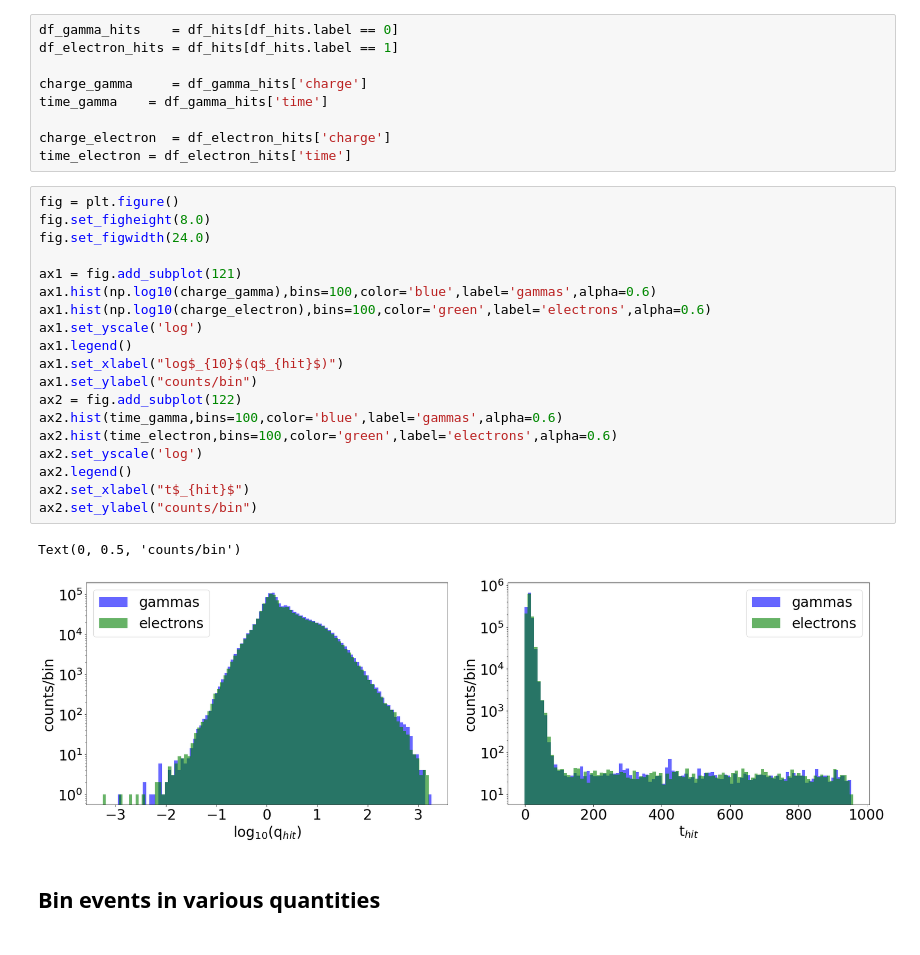
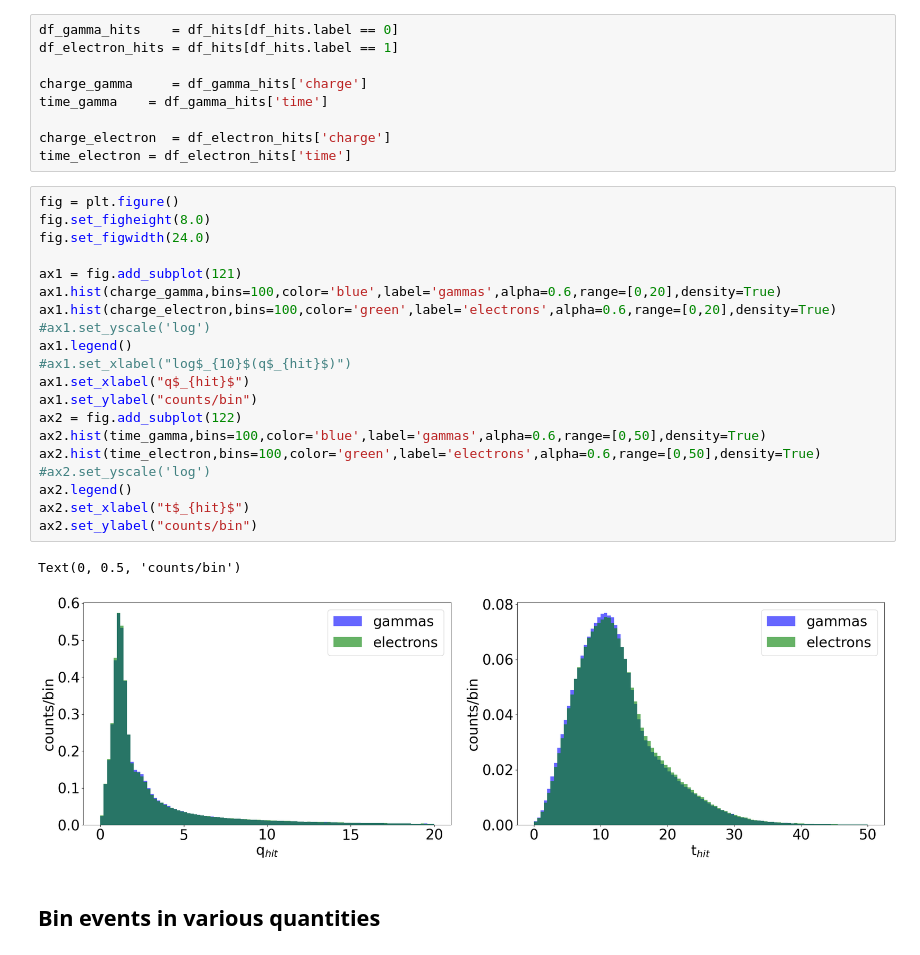
Before and after one commit to jerenner/wcte_analysis, a Jupyter notebook: resnet_PID_e_gamma.ipynb, the cells around one changed output. Drawn from its saved outputs; the diff is of its cells as text.

```diff
--- a/resnet_PID_e_gamma.ipynb
+++ b/resnet_PID_e_gamma.ipynb
@@ -374,25 +368,26 @@ time_electron = df_electron_hits['time']
 # %%
 fig = plt.figure()
 fig.set_figheight(8.0)
 fig.set_figwidth(24.0)
 
 ax1 = fig.add_subplot(121)
-ax1.hist(np.log10(charge_gamma),bins=100,color='blue',label='gammas',alpha=0.6)
-ax1.hist(np.log10(charge_electron),bins=100,color='green',label='electrons',alpha=0.6)
-ax1.set_yscale('log')
+ax1.hist(charge_gamma,bins=100,color='blue',label='gammas',alpha=0.6,range=[0,20],density=True)
+ax1.hist(charge_electron,bins=100,color='green',label='electrons',alpha=0.6,range=[0,20],density=True)
+#ax1.set_yscale('log')
 ax1.legend()
-ax1.set_xlabel("log$_{10}$(q$_{hit}$)")
+#ax1.set_xlabel("log$_{10}$(q$_{hit}$)")
+ax1.set_xlabel("q$_{hit}$")
 ax1.set_ylabel("counts/bin")
 ax2 = fig.add_subplot(122)
-ax2.hist(time_gamma,bins=100,color='blue',label='gammas',alpha=0.6)
-ax2.hist(time_electron,bins=100,color='green',label='electrons',alpha=0.6)
-ax2.set_yscale('log')
+ax2.hist(time_gamma,bins=100,color='blue',label='gammas',alpha=0.6,range=[0,50],density=True)
+ax2.hist(time_electron,bins=100,color='green',label='electrons',alpha=0.6,range=[0,50],density=True)
+#ax2.set_yscale('log')
 ax2.legend()
 ax2.set_xlabel("t$_{hit}$")
 ax2.set_ylabel("counts/bin")
 # %% [output]
 Text(0, 0.5, 'counts/bin')
-[figure, old version]
+[figure, new version]
 # %% [markdown]
 ## Bin events in various quantities
 # %% [markdown]
```
Also changed, not shown: parts of 15 cells of this notebook.
